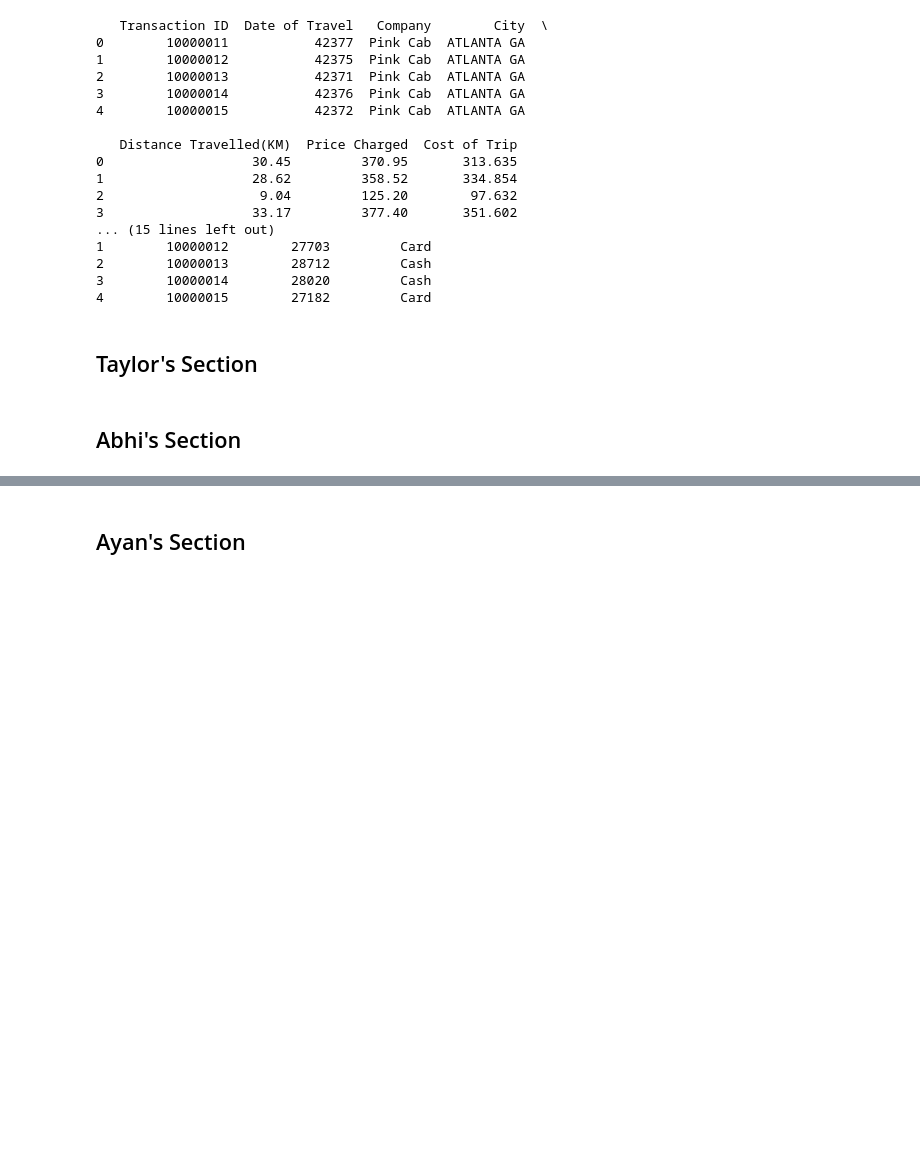
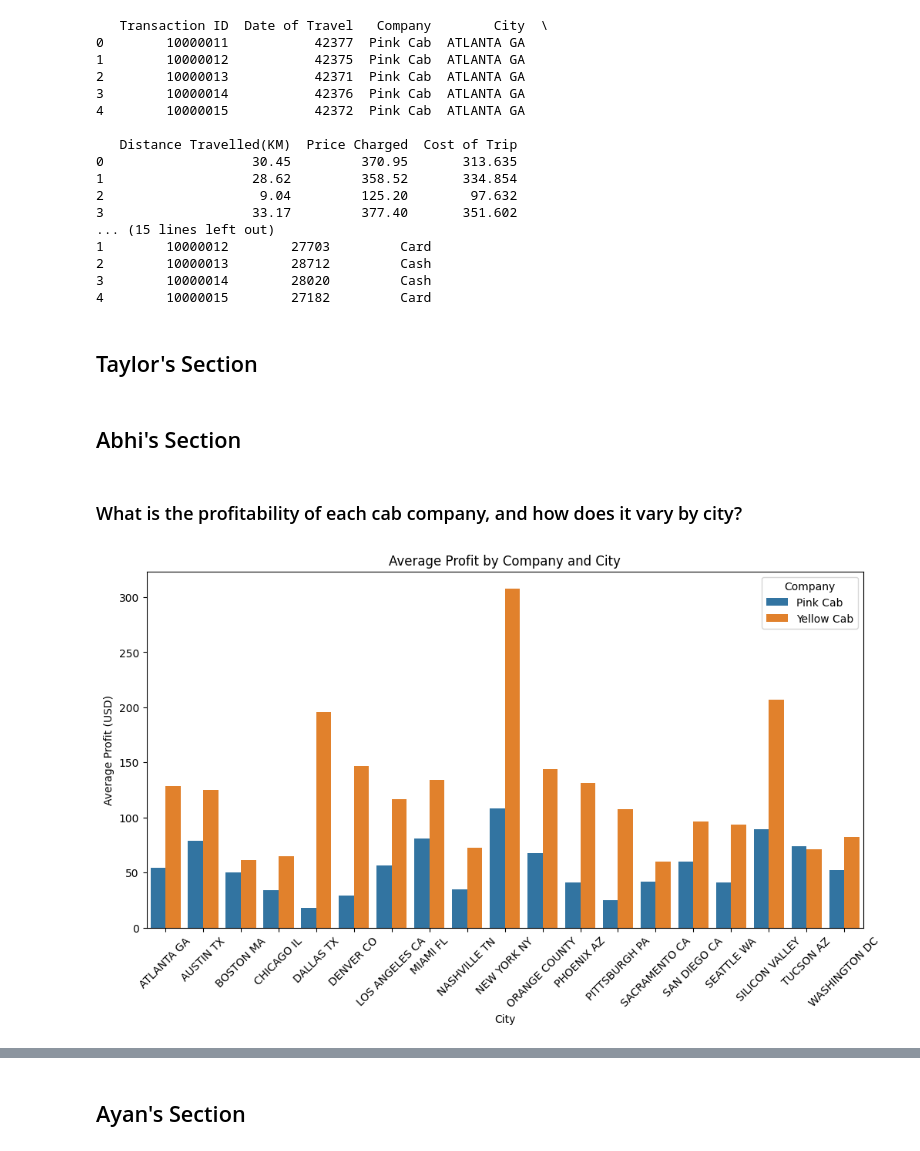
Before and after one commit to Abhig2002/DAT-301---Project-2, a Jupyter notebook: DAT301_Project2.ipynb, the cells around one changed output, grey strips where cells are left out. Drawn from its saved outputs; the diff is of its cells as text; code cells hidden in the pictures; blank space fills up the shorter version.

```diff
--- a/DAT301_Project2.ipynb
+++ b/DAT301_Project2.ipynb
@@ -42,3 +50,23 @@ print(transaction_data.head())
 ## Taylor's Section
 # %% [markdown]
 ## Abhi's Section
+# %% [markdown]
+### What is the profitability of each cab company, and how does it vary by city?
+# %%
+# Calculate profitability
+taxi_data['Profit'] = taxi_data['Price Charged'] - taxi_data['Cost of Trip']
+
+# Group by company and city to get average profit
+profit_by_company_city = taxi_data.groupby(['Company', 'City'])['Profit'].mean().reset_index()
+
+# Visualization
+plt.figure(figsize=(12, 6))
+sns.barplot(x='City', y='Profit', hue='Company', data=profit_by_company_city)
+plt.title('Average Profit by Company and City')
+plt.xlabel('City')
+plt.ylabel('Average Profit (USD)')
+plt.xticks(rotation=45)
+plt.legend(title='Company')
+plt.show()
+# %% [output]
+[figure, added]
```
Also changed, not shown: parts of 9 cells of this notebook.
